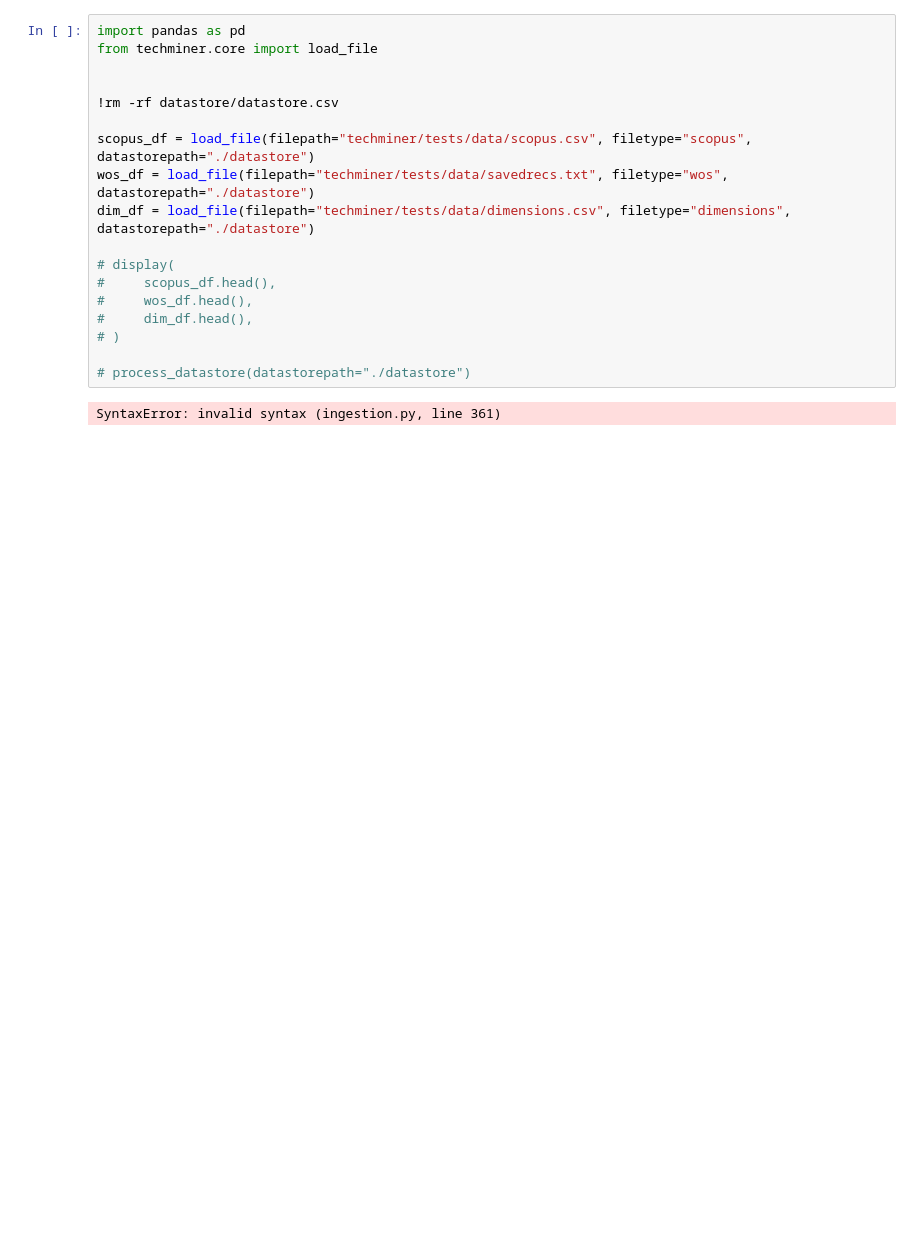
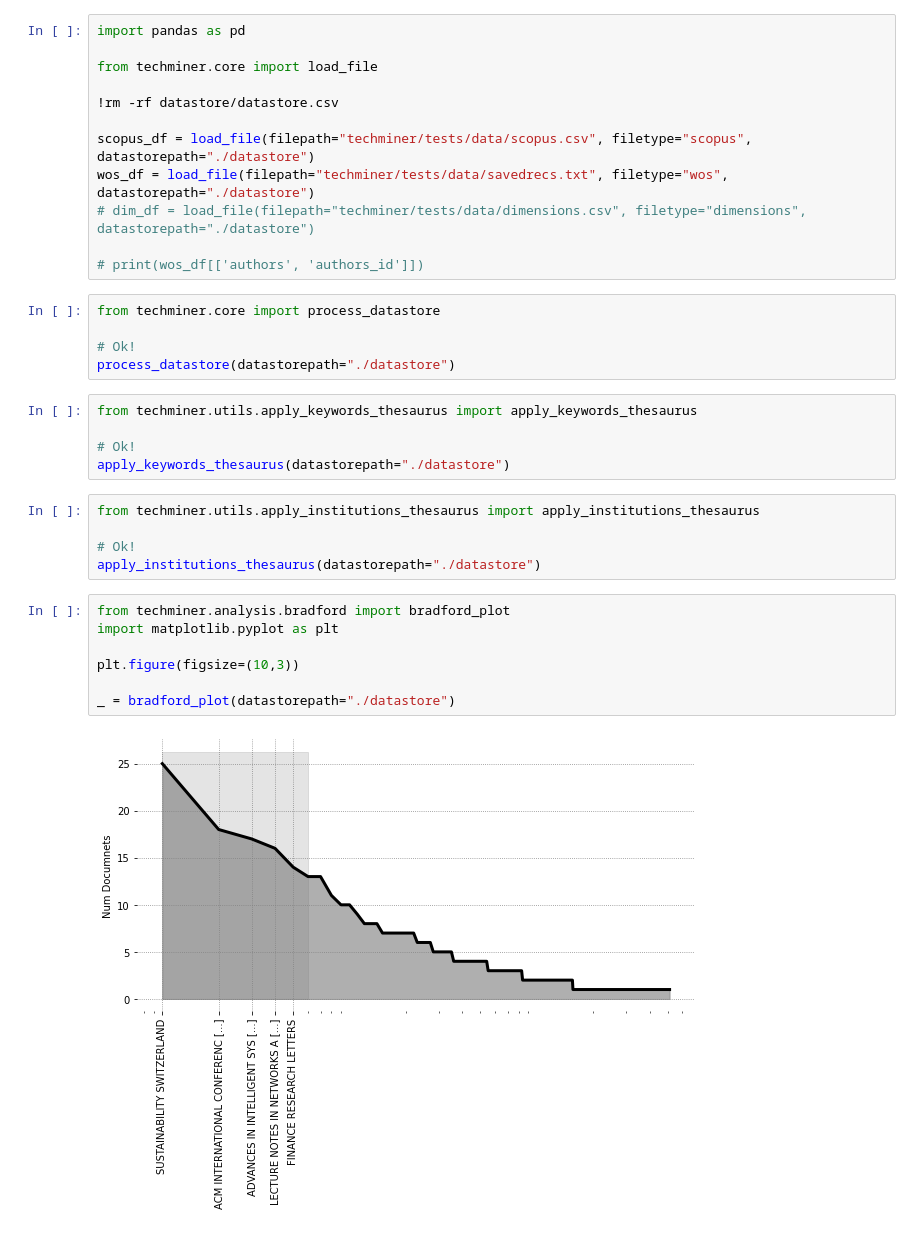
Before and after one commit to jdvelasq/techminer2, a Jupyter notebook: io.ipynb, the cells around one changed output. Saved outputs shown, nothing was run; the diff lists cells and outputs as text; blank space fills up the shorter version.

Commit message:
bradford law

```diff
--- a/io.ipynb
+++ b/io.ipynb
@@ -1,21 +1,37 @@
 # %%
 import pandas as pd
+
 from techminer.core import load_file
-
 
 !rm -rf datastore/datastore.csv
 
 scopus_df = load_file(filepath="techminer/tests/data/scopus.csv", filetype="scopus", datastorepath="./datastore")
 wos_df = load_file(filepath="techminer/tests/data/savedrecs.txt", filetype="wos", datastorepath="./datastore")
-dim_df = load_file(filepath="techminer/tests/data/dimensions.csv", filetype="dimensions", datastorepath="./datastore")
+# dim_df = load_file(filepath="techminer/tests/data/dimensions.csv", filetype="dimensions", datastorepath="./datastore")
 
-# display(
-#     scopus_df.head(),
-#     wos_df.head(),
-#     dim_df.head(),
-# )
-
-# process_datastore(datastorepath="./datastore")
+# print(wos_df[['authors', 'authors_id']])
-# %% [output]
-SyntaxError: invalid syntax (ingestion.py, line 361)
+# %%
+from techminer.core import process_datastore
+
+# Ok!
+process_datastore(datastorepath="./datastore")
+# %%
+from techminer.utils.apply_keywords_thesaurus import apply_keywords_thesaurus
+
+# Ok!
+apply_keywords_thesaurus(datastorepath="./datastore")
+# %%
+from techminer.utils.apply_institutions_thesaurus import apply_institutions_thesaurus
+
+# Ok!
+apply_institutions_thesaurus(datastorepath="./datastore")
+# %%
+from techminer.analysis.bradford import bradford_plot
+import matplotlib.pyplot as plt
+
+plt.figure(figsize=(10,3))
+
+_ = bradford_plot(datastorepath="./datastore")
+# %% [output]
+[figure, added]
 # %%
```
Also changed, not shown: parts of 1 cell of this notebook, 17 other files.
